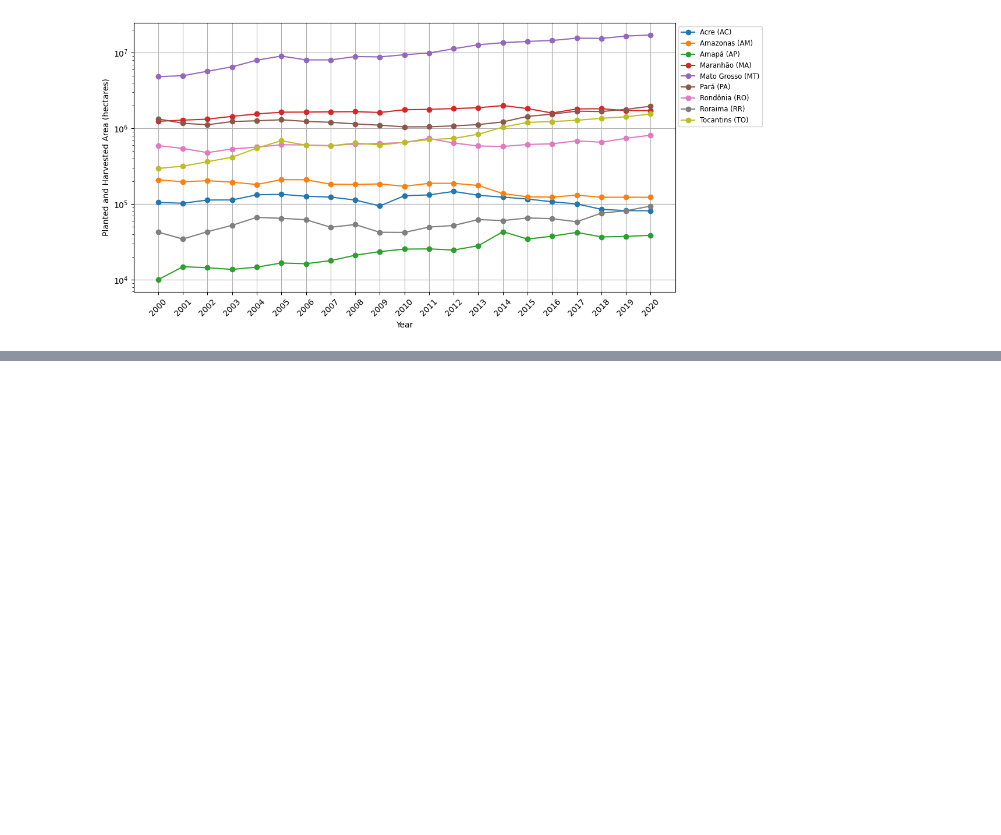
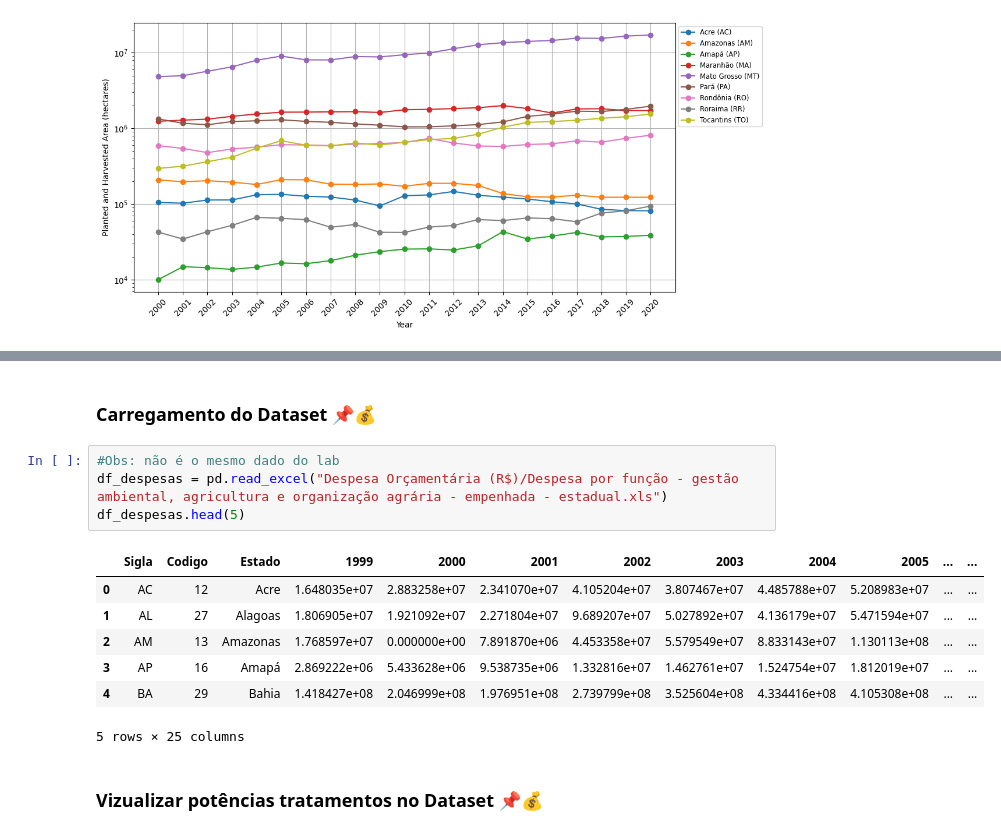
Before and after one commit to LABSensing/Levantamento-de-Dados-Agricolas-no-Brasil, a Jupyter notebook: index.ipynb, the cells around one changed output, grey strips where cells are left out. Saved outputs shown, nothing was run; the diff lists cells and outputs as text; blank space fills up the shorter version.

```diff
--- a/index.ipynb
+++ b/index.ipynb
@@ -321,0 +381,16 @@ plt.show()
+# %% [markdown]
+### Carregamento do Dataset 📌💰
+# %%
+#Obs: não é o mesmo dado do lab
+df_despesas = pd.read_excel("Despesa Orçamentária (R$)/Despesa por função - gestão ambiental, agricultura e organização agrária - empenhada - estadual.xls")
+df_despesas.head(5)
+# %% [output]
+|  | Sigla | Codigo | Estado | 1999 | 2000 | 2001 | 2002 | 2003 | 2004 | 2005 | ... | ... |
+| 0 | AC | 12 | Acre | 1.648035e+07 | 2.883258e+07 | 2.341070e+07 | 4.105204e+07 | 3.807467e+07 | 4.485788e+07 | 5.208983e+07 | ... | ... |
+| 1 | AL | 27 | Alagoas | 1.806905e+07 | 1.921092e+07 | 2.271804e+07 | 9.689207e+07 | 5.027892e+07 | 4.136179e+07 | 5.471594e+07 | ... | ... |
+| 2 | AM | 13 | Amazonas | 1.768597e+07 | 0.000000e+00 | 7.891870e+06 | 4.453358e+07 | 5.579549e+07 | 8.833143e+07 | 1.130113e+08 | ... | ... |
+| 3 | AP | 16 | Amapá | 2.869222e+06 | 5.433628e+06 | 9.538735e+06 | 1.332816e+07 | 1.462761e+07 | 1.524754e+07 | 1.812019e+07 | ... | ... |
+| 4 | BA | 29 | Bahia | 1.418427e+08 | 2.046999e+08 | 1.976951e+08 | 2.739799e+08 | 3.525604e+08 | 4.334416e+08 | 4.105308e+08 | ... | ... |
+5 rows × 25 columns
+# %% [markdown]
+### Vizualizar potências tratamentos no Dataset 📌💰
```
Also changed, not shown: parts of 12 cells of this notebook, 2 other files.
